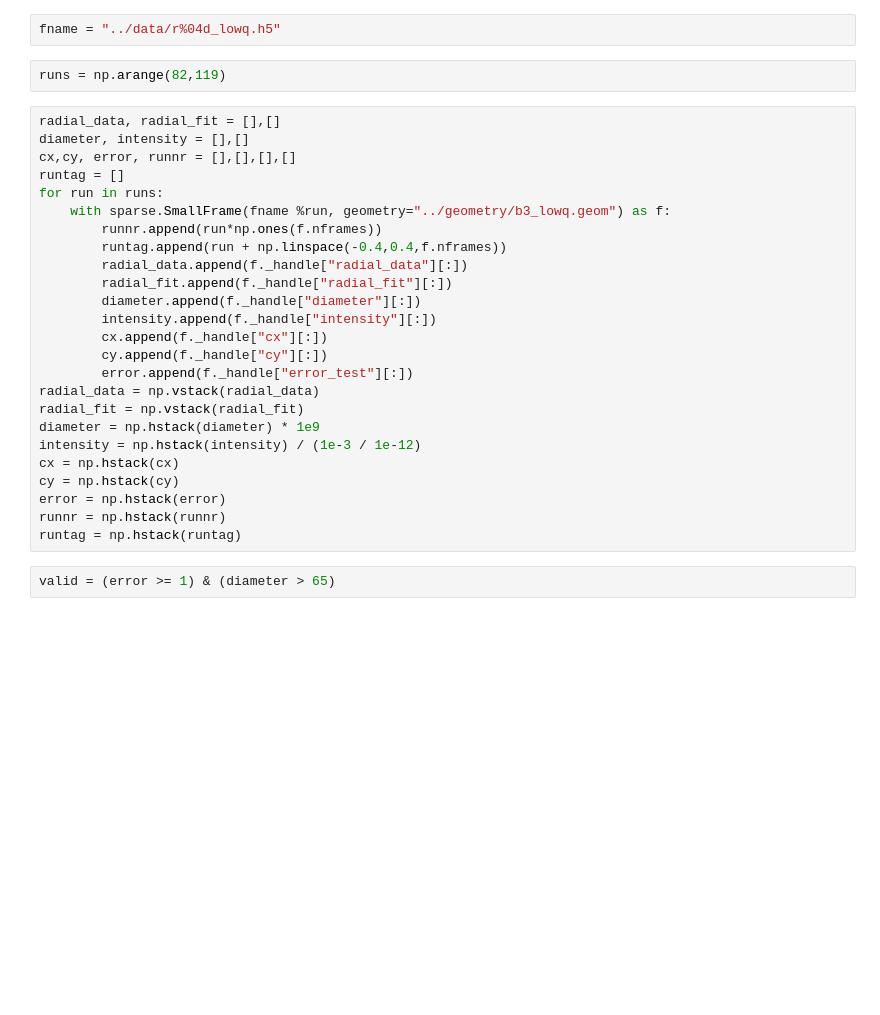
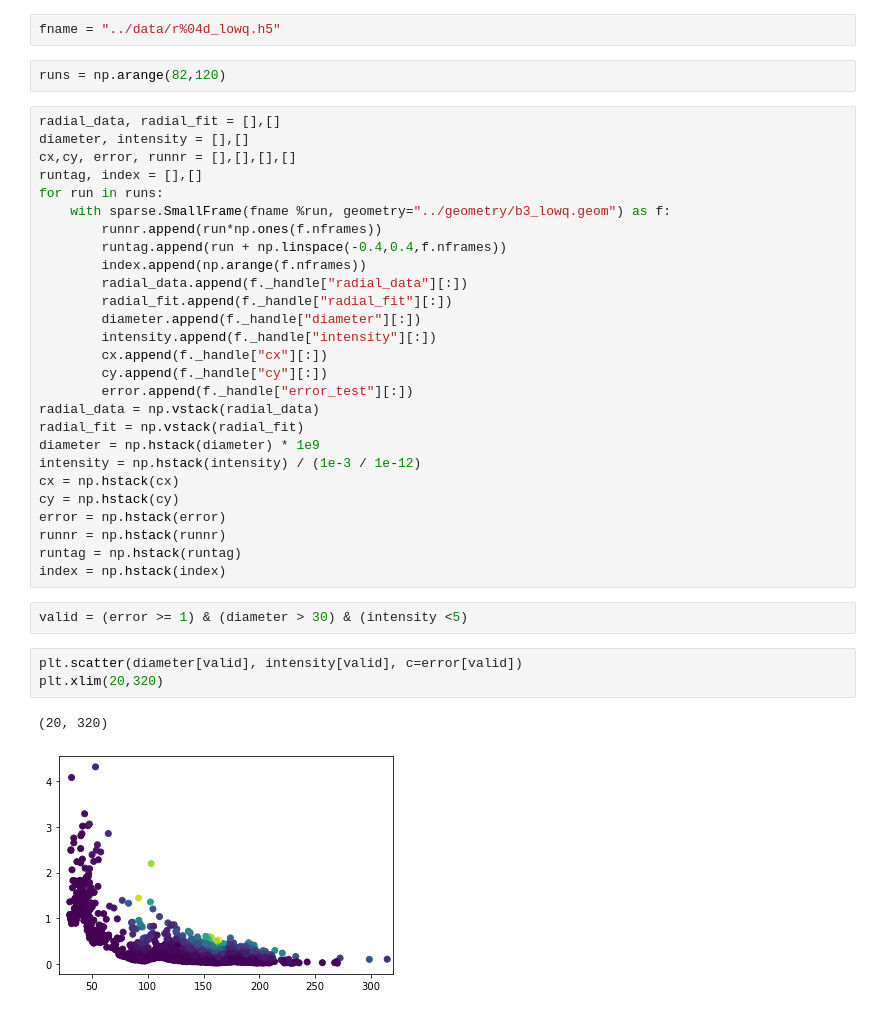
Before and after one commit to FXIhub/xfel3004, a Jupyter notebook: analysis/intensity_analysis.ipynb, the cells around one changed output. Drawn from its saved outputs; the diff is of its cells as text; blank space fills up the shorter version.

```diff
--- a/analysis/intensity_analysis.ipynb
+++ b/analysis/intensity_analysis.ipynb
@@ -10,16 +10,17 @@ import sparse, geom, utils
 # %%
 fname = "../data/r%04d_lowq.h5"
 # %%
-runs = np.arange(82,119)
+runs = np.arange(82,120)
 # %%
 radial_data, radial_fit = [],[]
 diameter, intensity = [],[]
 cx,cy, error, runnr = [],[],[],[]
-runtag = []
+runtag, index = [],[]
 for run in runs:
     with sparse.SmallFrame(fname %run, geometry="../geometry/b3_lowq.geom") as f:
         runnr.append(run*np.ones(f.nframes))
         runtag.append(run + np.linspace(-0.4,0.4,f.nframes))
+        index.append(np.arange(f.nframes))
         radial_data.append(f._handle["radial_data"][:])
         radial_fit.append(f._handle["radial_fit"][:])
         diameter.append(f._handle["diameter"][:])
@@ -36,8 +37,15 @@ cy = np.hstack(cy)
 error = np.hstack(error)
 runnr = np.hstack(runnr)
 runtag = np.hstack(runtag)
+index = np.hstack(index)
 # %%
-valid = (error >= 1) & (diameter > 65)
+valid = (error >= 1) & (diameter > 30) & (intensity <5)
+# %%
+plt.scatter(diameter[valid], intensity[valid], c=error[valid])
+plt.xlim(20,320)
+# %% [output]
+(20, 320)
+[figure, added]
 # %%
 peak_mean1, peak_std1 = [],[]
 peak_mean2, peak_std2 = [],[]
```
Also changed, not shown: parts of 10 cells of this notebook, 1 other file.
